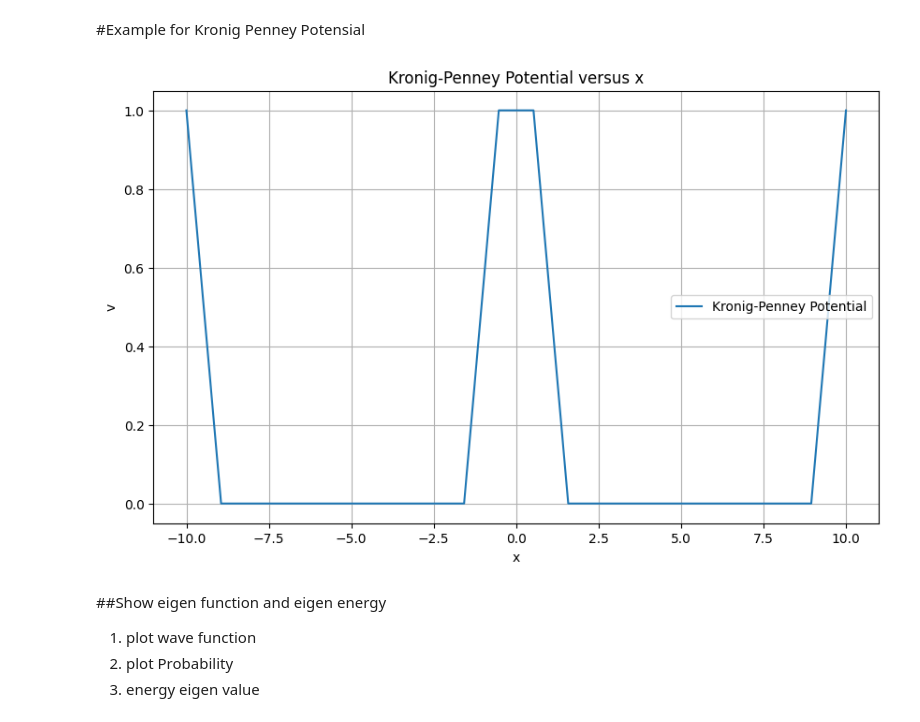
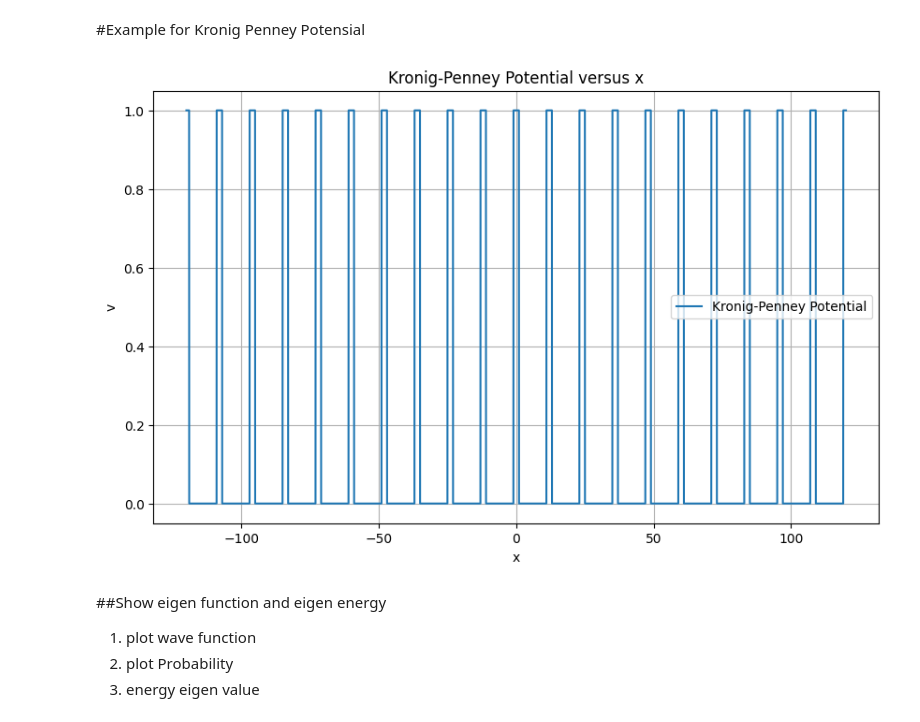
Before and after one commit to faliqadlan/FilterMethod-Colab, a Jupyter notebook: Filter_method_1_dimension.ipynb, the cells around one changed output. Drawn from its saved outputs; the diff is of its cells as text; code cells hidden in the pictures.

```diff
--- a/Filter_method_1_dimension.ipynb
+++ b/Filter_method_1_dimension.ipynb
@@ -292,38 +292,39 @@ def kronig_penney_potential(x, lks, lpt, v0, vmax):
     return vpot
 
 # Define some parameters for the Kronig-Penney potential
-xmin = -10 # The smallest x value we want to use
-xmax = 10 # The largest x value we want to use
-dx = 1 # The distance between each x value
+xmin = -120 # The smallest x value we want to use
+xmax = 120 # The largest x value we want to use
+dx = 0.01 # The distance between each x value
 leb = xmax - xmin # The total length of the box that contains the potential wells
 ngrid = int(leb / dx) # The number of x values we need to use
 
 # Create an array for x coordinates
 # Use np.linspace to create an array of evenly spaced numbers from xmin to xmax
 x = np.linspace(xmin, xmax, ngrid)
 
 # Set some more parameters for the Kronig-Penney potential
-lks = 10 # The length of one segment that contains a well and a barrier
+lks = 12 # The length of one segment that contains a well and a barrier
 lpt = 2 # The length of the potential well
 v0 = 0 # The potential value outside the well
 vmax = 1 # The potential value inside the well
+pot_count = leb/lks
 
 # Calculate the Kronig-Penney potential for each x value
 # Use the function we defined earlier and pass in the parameters we set
 vpot = kronig_penney_potential(x, lks, lpt, v0, vmax)
 
 # Plot the Kronig-Penney potential versus x
 # Use matplotlib.pyplot to make a graph of the potential curve
 plt.figure(figsize=(10, 6)) # Create a figure with a specified size in inches (width, height)
 plt.plot(x, vpot, label='Kronig-Penney Potential') # Plot the x and y values and add a label for the curve
 plt.xlabel('x') # Add a label for the horizontal axis
 plt.ylabel('v') # Add a label for the vertical axis
 plt.title('Kronig-Penney Potential versus x') # Add a title for the graph
 plt.legend() # Show the label for the curve in a box called legend
 plt.grid(True) # Show some grid lines to make it easier to read the graph
 plt.show() # Display the graph on the screen
 # %% [output]
-[figure, old version]
+[figure, new version]
 # %% [markdown]
 ##Show eigen function and eigen energy
 
```
Also changed, not shown: parts of 3 cells of this notebook.
